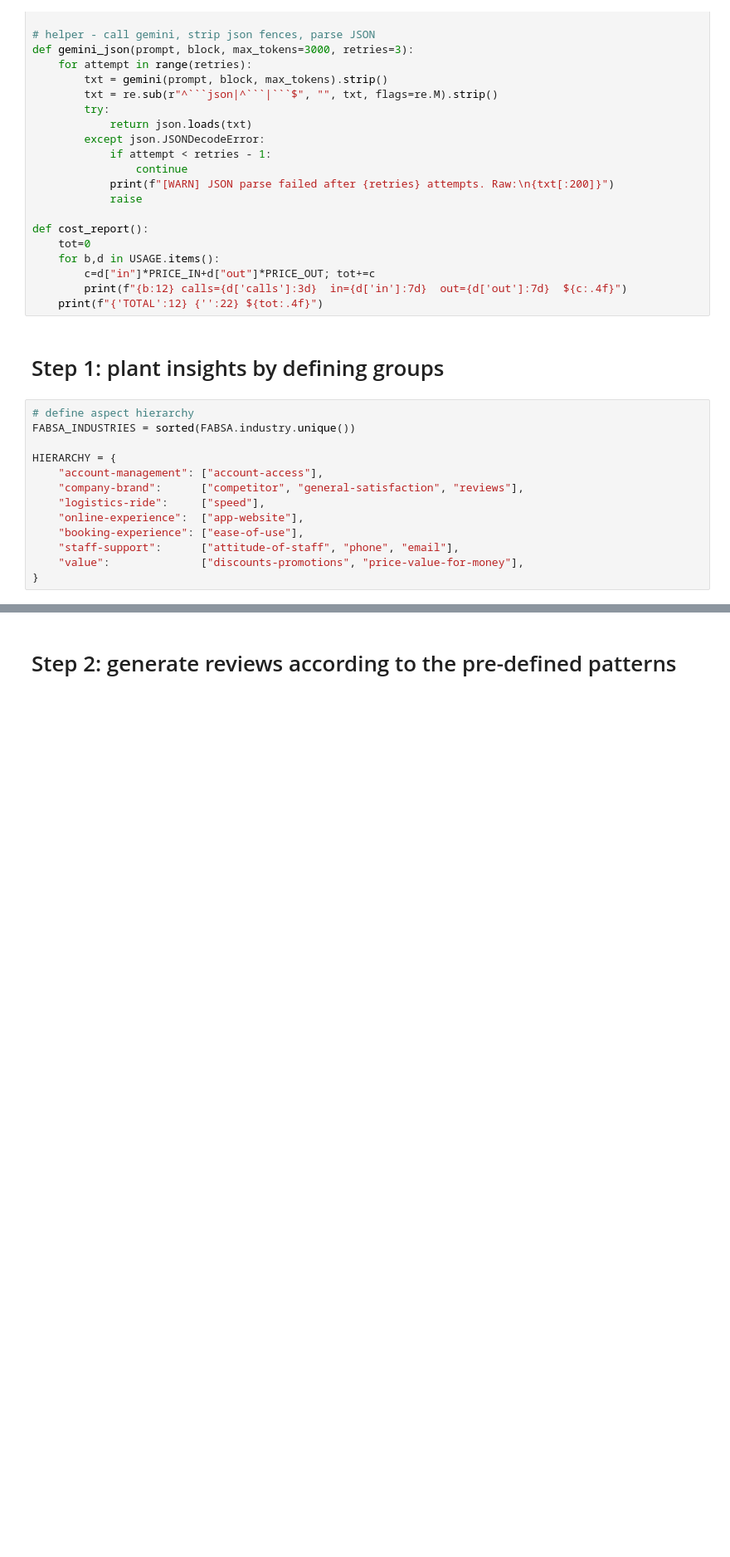
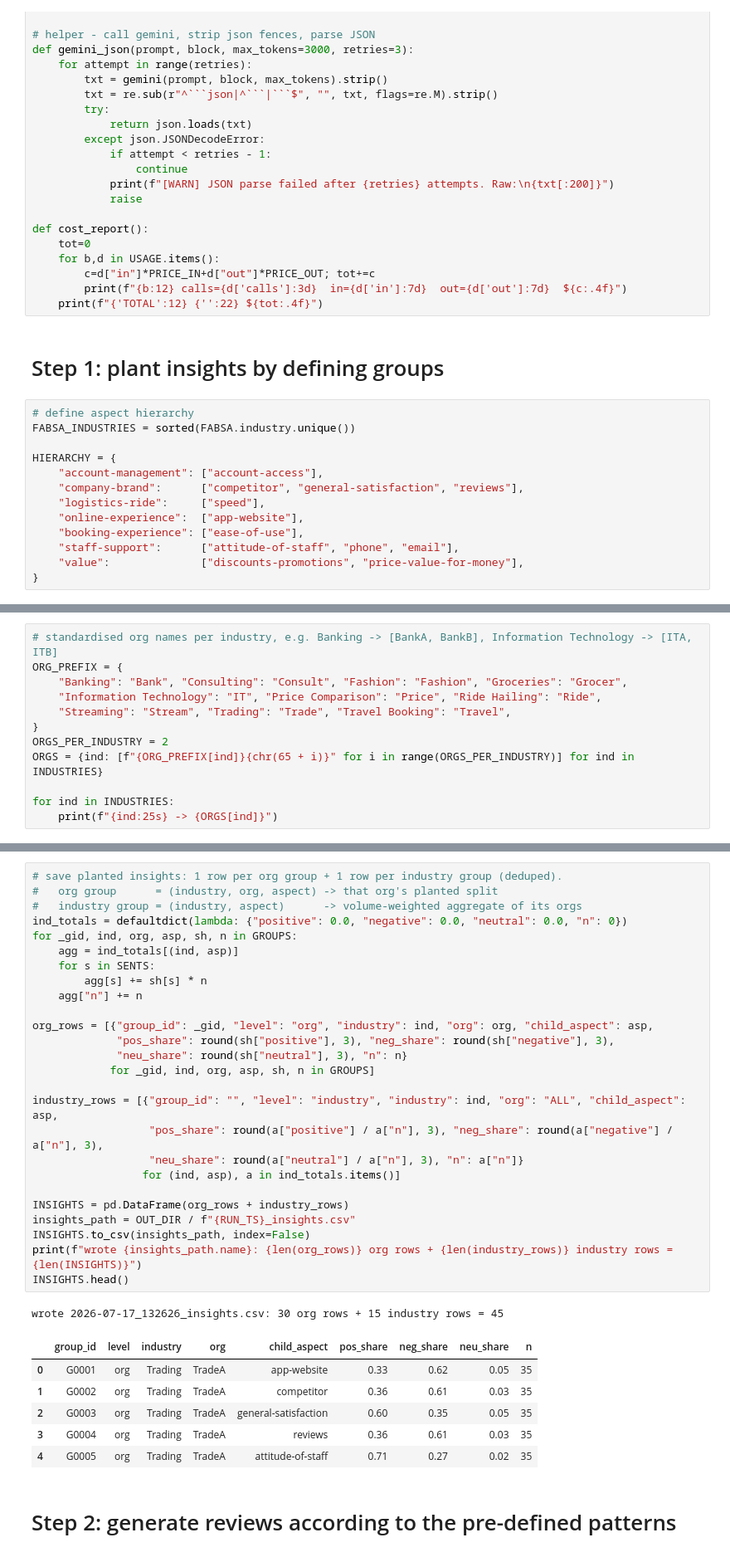
Before and after one commit to zhenyenchan/msc-cx-agent-bench, a Jupyter notebook: notebooks/benchmark_builder.ipynb, the cells around one changed output, grey strips where cells are left out. Shown at 83% size. Cells and saved outputs as stored; diff of their text form; blank space fills up the shorter version.

```diff
--- a/notebooks/benchmark_builder.ipynb
+++ b/notebooks/benchmark_builder.ipynb
@@ -102,0 +101,12 @@ parents: ['booking-experience', 'online-experience', 'logistics-ride', 'account-
+# %%
+# standardised org names per industry, e.g. Banking -> [BankA, BankB], Information Technology -> [ITA, ITB]
+ORG_PREFIX = {
+    "Banking": "Bank", "Consulting": "Consult", "Fashion": "Fashion", "Groceries": "Grocer",
+    "Information Technology": "IT", "Price Comparison": "Price", "Ride Hailing": "Ride",
+    "Streaming": "Stream", "Trading": "Trade", "Travel Booking": "Travel",
+}
+ORGS_PER_INDUSTRY = 2
+ORGS = {ind: [f"{ORG_PREFIX[ind]}{chr(65 + i)}" for i in range(ORGS_PER_INDUSTRY)] for ind in INDUSTRIES}
+
+for ind in INDUSTRIES:
+    print(f"{ind:25s} -> {ORGS[ind]}")
@@ -149,3 +164,37 @@ print(len(GROUPS), "groups ->", len(CELLS), "cells ->", sum(c[3] for c in CELLS)
+# %%
+# save planted insights: 1 row per org group + 1 row per industry group (deduped).
+#   org group      = (industry, org, aspect) -> that org's planted split
+#   industry group = (industry, aspect)      -> volume-weighted aggregate of its orgs
+ind_totals = defaultdict(lambda: {"positive": 0.0, "negative": 0.0, "neutral": 0.0, "n": 0})
+for _gid, ind, org, asp, sh, n in GROUPS:
+    agg = ind_totals[(ind, asp)]
+    for s in SENTS:
+        agg[s] += sh[s] * n
+    agg["n"] += n
+
+org_rows = [{"group_id": _gid, "level": "org", "industry": ind, "org": org, "child_aspect": asp,
+             "pos_share": round(sh["positive"], 3), "neg_share": round(sh["negative"], 3),
+             "neu_share": round(sh["neutral"], 3), "n": n}
+            for _gid, ind, org, asp, sh, n in GROUPS]
+
+industry_rows = [{"group_id": "", "level": "industry", "industry": ind, "org": "ALL", "child_aspect": asp,
+                  "pos_share": round(a["positive"] / a["n"], 3), "neg_share": round(a["negative"] / a["n"], 3),
+                  "neu_share": round(a["neutral"] / a["n"], 3), "n": a["n"]}
+                 for (ind, asp), a in ind_totals.items()]
+
+INSIGHTS = pd.DataFrame(org_rows + industry_rows)
+insights_path = OUT_DIR / f"{RUN_TS}_insights.csv"
+INSIGHTS.to_csv(insights_path, index=False)
+print(f"wrote {insights_path.name}: {len(org_rows)} org rows + {len(industry_rows)} industry rows = {len(INSIGHTS)}")
+INSIGHTS.head()
+# %% [output]
+wrote 2026-07-17_132626_insights.csv: 30 org rows + 15 industry rows = 45
+|  | group_id | level | industry | org | child_aspect | pos_share | neg_share | neu_share | n |
+| 0 | G0001 | org | Trading | TradeA | app-website | 0.33 | 0.62 | 0.05 | 35 |
+| 1 | G0002 | org | Trading | TradeA | competitor | 0.36 | 0.61 | 0.03 | 35 |
+| 2 | G0003 | org | Trading | TradeA | general-satisfaction | 0.60 | 0.35 | 0.05 | 35 |
+| 3 | G0004 | org | Trading | TradeA | reviews | 0.36 | 0.61 | 0.03 | 35 |
+| 4 | G0005 | org | Trading | TradeA | attitude-of-staff | 0.71 | 0.27 | 0.02 | 35 |
 # %% [markdown]
 # Step 2: generate reviews according to the pre-defined patterns
 # %%
```
Also changed, not shown: parts of 23 cells of this notebook, 4 other files.
